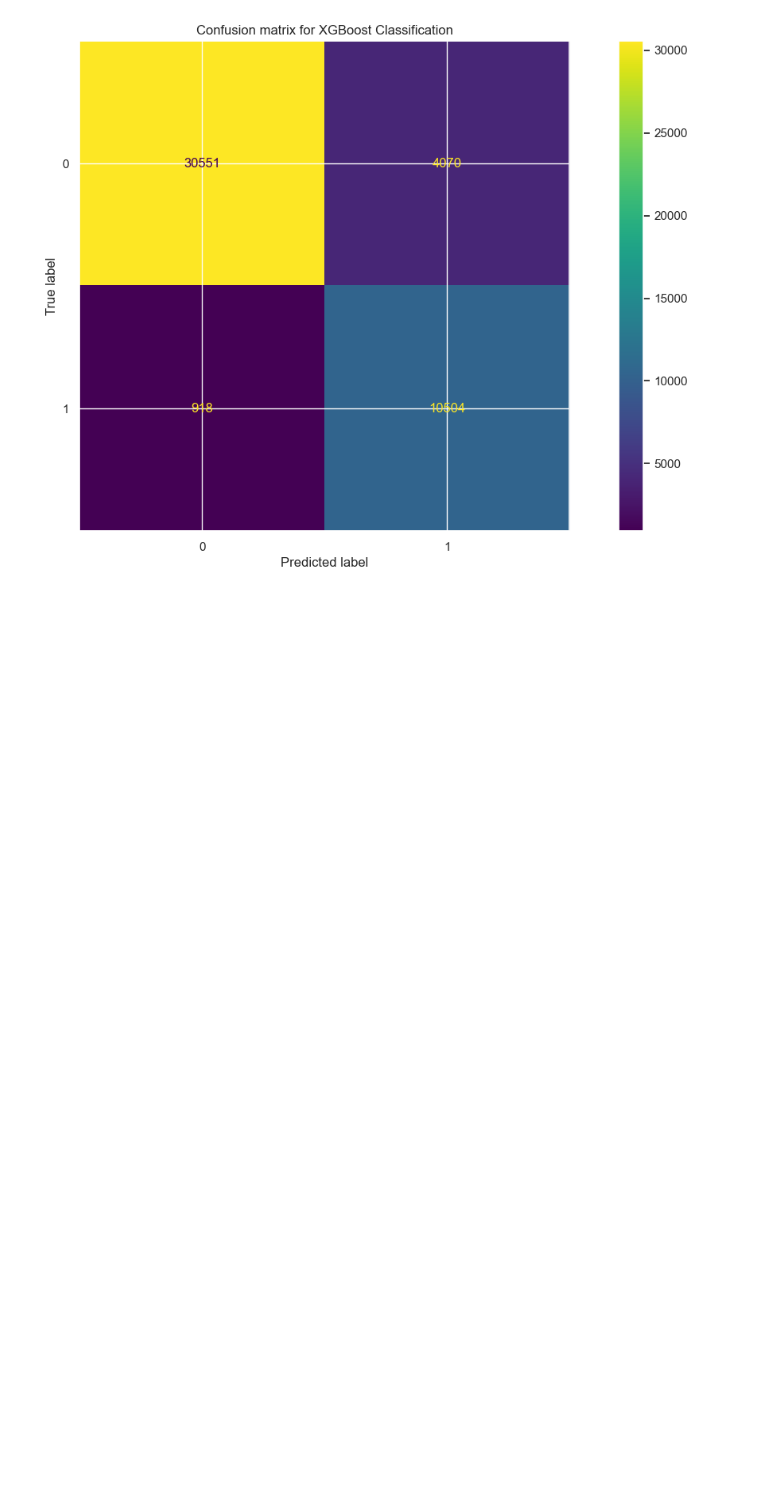
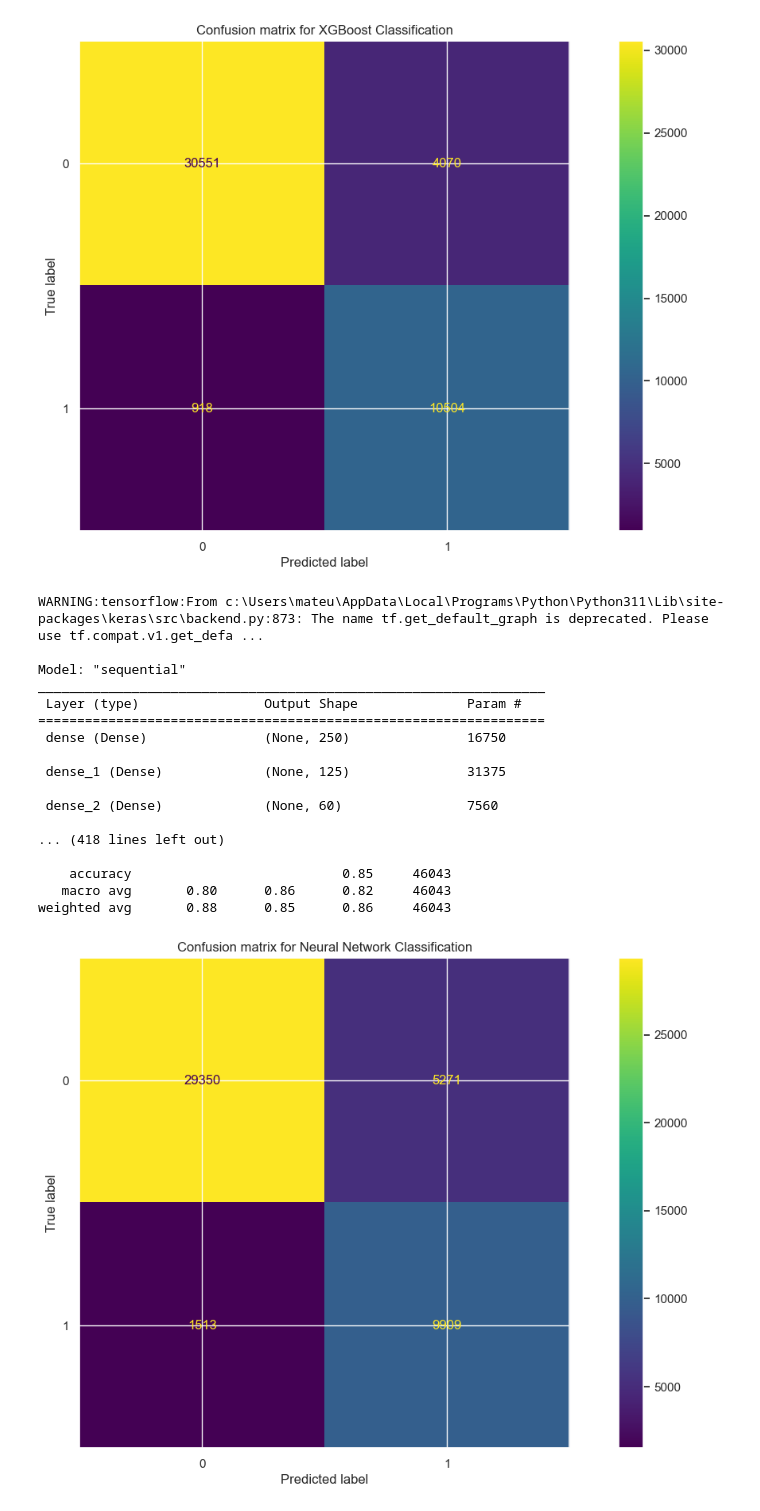
Before and after one commit to Staszek15/Data-Mining-Project, a Jupyter notebook: adults_classification.ipynb, the cells around one changed output. Cells and saved outputs as stored; diff of their text form; code cells hidden in the pictures; blank space fills up the shorter version.

```diff
--- a/adults_classification.ipynb
+++ b/adults_classification.ipynb
@@ -77,7 +77,7 @@ WARNING:tensorflow:From c:\Users\mateu\AppData\Local\Programs\Python\Python311\L
 * train test split
 * oversampling
 # %%
-def classification_nn(epochs=100, batch_size=50, balance_type=None):
+def classification_nn(epochs=200, batch_size=20, balance_type=None):
 
     X_train, X_test, Y_train, Y_test = my_read_data()
 
@@ -86,12 +86,13 @@ def classification_nn(epochs=100, batch_size=50, balance_type=None):
 
     # Build
     model = Sequential()
-    model.add(Dense(128, "relu", input_shape=(66,)))
-    model.add(Dense(67, "relu"))
+    model.add(Dense(250, "relu", input_shape=(66,)))
+    model.add(Dense(125, "relu"))
+    model.add(Dense(60, "relu"))
     model.add(Dense(1, 'sigmoid'))
 
     # Compile
-    model.compile(loss="binary_crossentropy", metrics=[tf.keras.metrics.Recall()], optimizer=Adam(learning_rate=0.0005))
+    model.compile(loss="binary_crossentropy", metrics=[tf.keras.metrics.Recall()], optimizer=Adam(learning_rate=0.001))
     model.summary()
 
     # Fit & Predict
@@ -273,3 +274,24 @@ Classification Report:
    macro avg       0.85      0.90      0.87     46043
 weighted avg       0.91      0.89      0.90     46043
 [figure]
+# %%
+classification_nn(balance_type="ros")
+# %% [output]
+WARNING:tensorflow:From c:\Users\mateu\AppData\Local\Programs\Python\Python311\Lib\site-packages\keras\src\backend.py:873: The name tf.get_default_graph is deprecated. Please use tf.compat.v1.get_defa ...
+
+Model: "sequential"
+_________________________________________________________________
+ Layer (type)                Output Shape              Param #
+=================================================================
+ dense (Dense)               (None, 250)               16750
+
+ dense_1 (Dense)             (None, 125)               31375
+
+ dense_2 (Dense)             (None, 60)                7560
+
+... (418 lines left out)
+
+    accuracy                           0.85     46043
+   macro avg       0.80      0.86      0.82     46043
+weighted avg       0.88      0.85      0.86     46043
+[figure, added]
```
Also changed, not shown: parts of 2 cells of this notebook.
